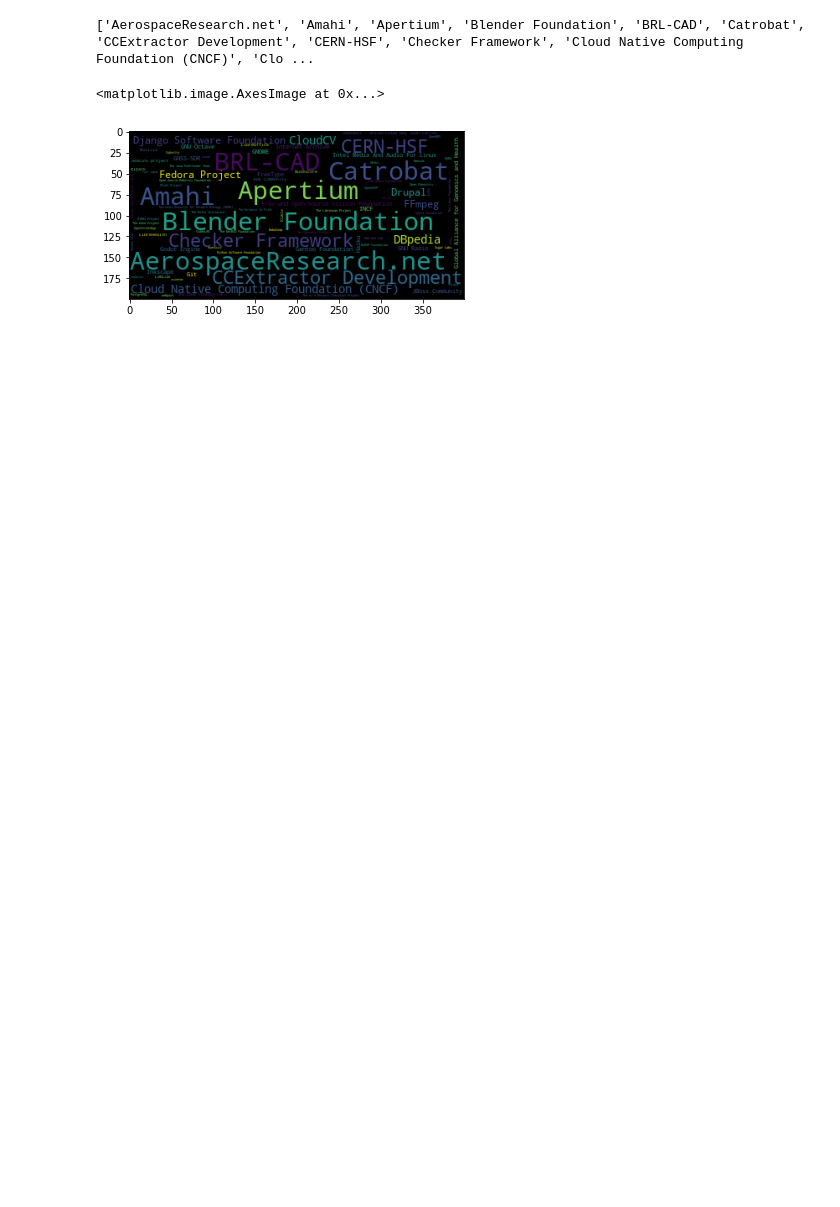
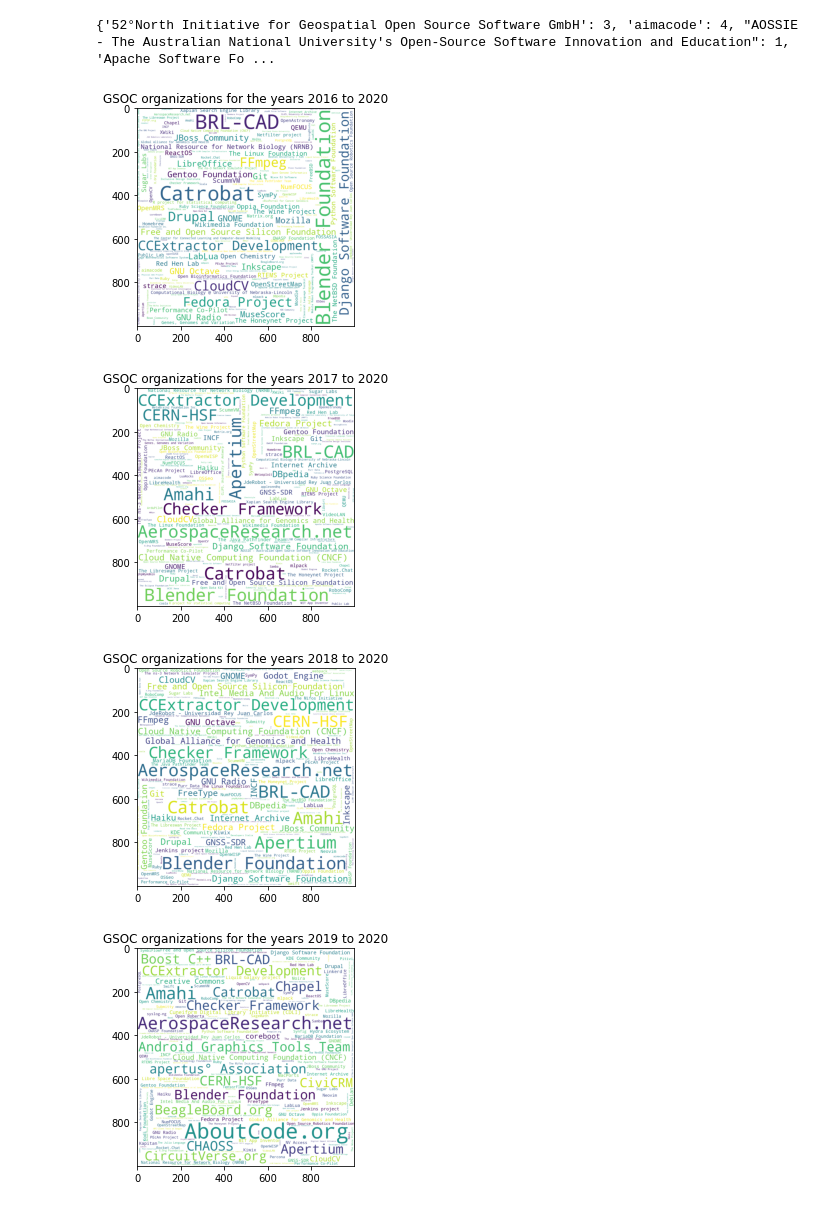
Before and after one commit to anjishnum/web_scrapers, a Jupyter notebook: gsoc_orgs_list/script.ipynb, the cells around one changed output. Drawn from its saved outputs; the diff is of its cells as text; code cells hidden in the pictures; blank space fills up the shorter version.

```diff
--- a/gsoc_orgs_list/script.ipynb
+++ b/gsoc_orgs_list/script.ipynb
@@ -32,23 +9,49 @@ ar2 = text.split(' ')
-# %%
-org_count = {}
-
-for i in ar:
-    if i not in org_count:
-        org_count[i] = 1
-    else:
-        org_count[i] += 1
-
-org_count = dict(sorted(org_count.items(), key=lambda item: item[1], reverse=True))
-
-keys = [x for x in org_count.keys() if org_count[x]==3]
-# values = org_count.values()[:20]
-
-print(keys)
-# %% [output]
-['AerospaceResearch.net', 'Amahi', 'Apertium', 'Blender Foundation', 'BRL-CAD', 'Catrobat', 'CCExtractor Development', 'CERN-HSF', 'Checker Framework', 'Cloud Native Computing Foundation (CNCF)', 'Clo ...
-# %%
-wordcloud = WordCloud().generate_from_frequencies(org_count)
-plt.imshow(wordcloud)
-# %% [output]
-<matplotlib.image.AxesImage at 0x...>
-[figure, removed]
+# %%
+"""Store the list of organizations in the order '16-'20, '17-'20, '18-'20, '19-'20"""
+
+# store the organization names for the particular year range in the list
+ar = [[] for x in range(4)]
+
+# append organization names to the list
+for k in range(4):
+    for i in range(2016+k, 2021):
+        URL = 'https://summerofcode.withgoogle.com/archive/{}/organizations/'.format(i)
+        page = requests.get(URL)
+        soup = BeautifulSoup(page.content, 'html.parser')
+        content = soup.find_all("li", class_="organization-card__container")
+        for j in content:
+            ar[k].append(j['aria-label'])
+# %%
+"""Store the count of organization names in the inner dictionary elements of the
+`org_count` list based on the year range"""
+
+# list of dictionaries
+org_count = [{} for x in range(4)]
+
+# count the word frequencies
+for k in range(4):
+    for i in ar[k]:
+        if i not in org_count[k]:
+            org_count[k][i] = 1
+        else:
+            org_count[k][i] += 1
+# %%
+"""Display 50 values from first dictionary element of org_count"""
+
+out = dict(itertools.islice(org_count[0].items(), 50))
+print(out)
+# %% [output]
+{'52°North Initiative for Geospatial Open Source Software GmbH': 3, 'aimacode': 4, "AOSSIE - The Australian National University's Open-Source Software Innovation and Education": 1, 'Apache Software Fo ...
+# %%
+"""Display the wordcloud associated with each dictionary element within `org_count`"""
+
+for i in range(4):
+    wordcloud = WordCloud(background_color="white",width=1000,height=1000,relative_scaling=0.5).generate_from_frequencies(org_count[i])
+    plt.figure()
+    plt.title('GSOC organizations for the years {} to {}'.format(2016+i,2020))
+    plt.imshow(wordcloud)
+# %% [output]
+[figure, added]
+[figure, added]
+[figure, added]
+[figure, added]
```
Also changed, not shown: parts of 3 cells of this notebook.
